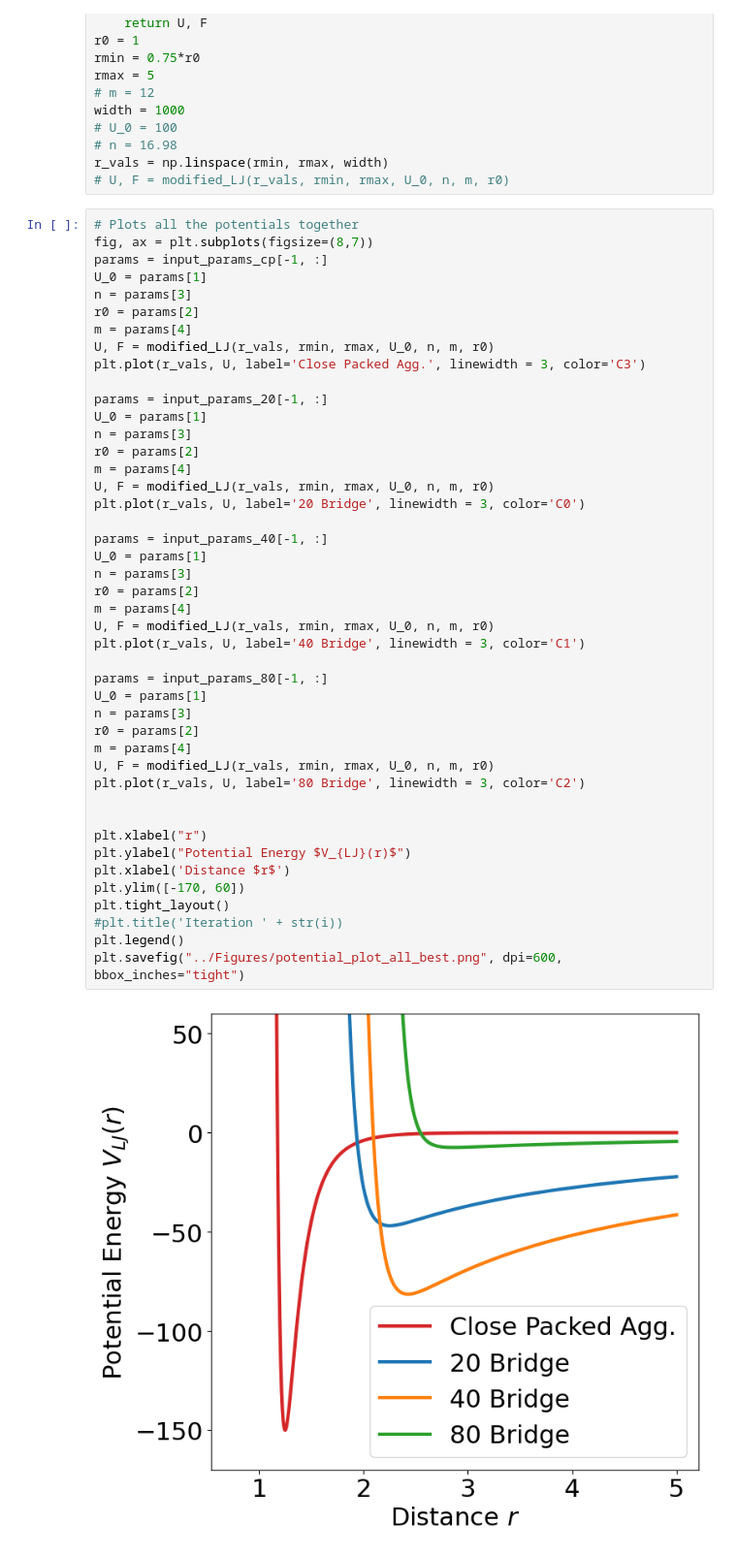
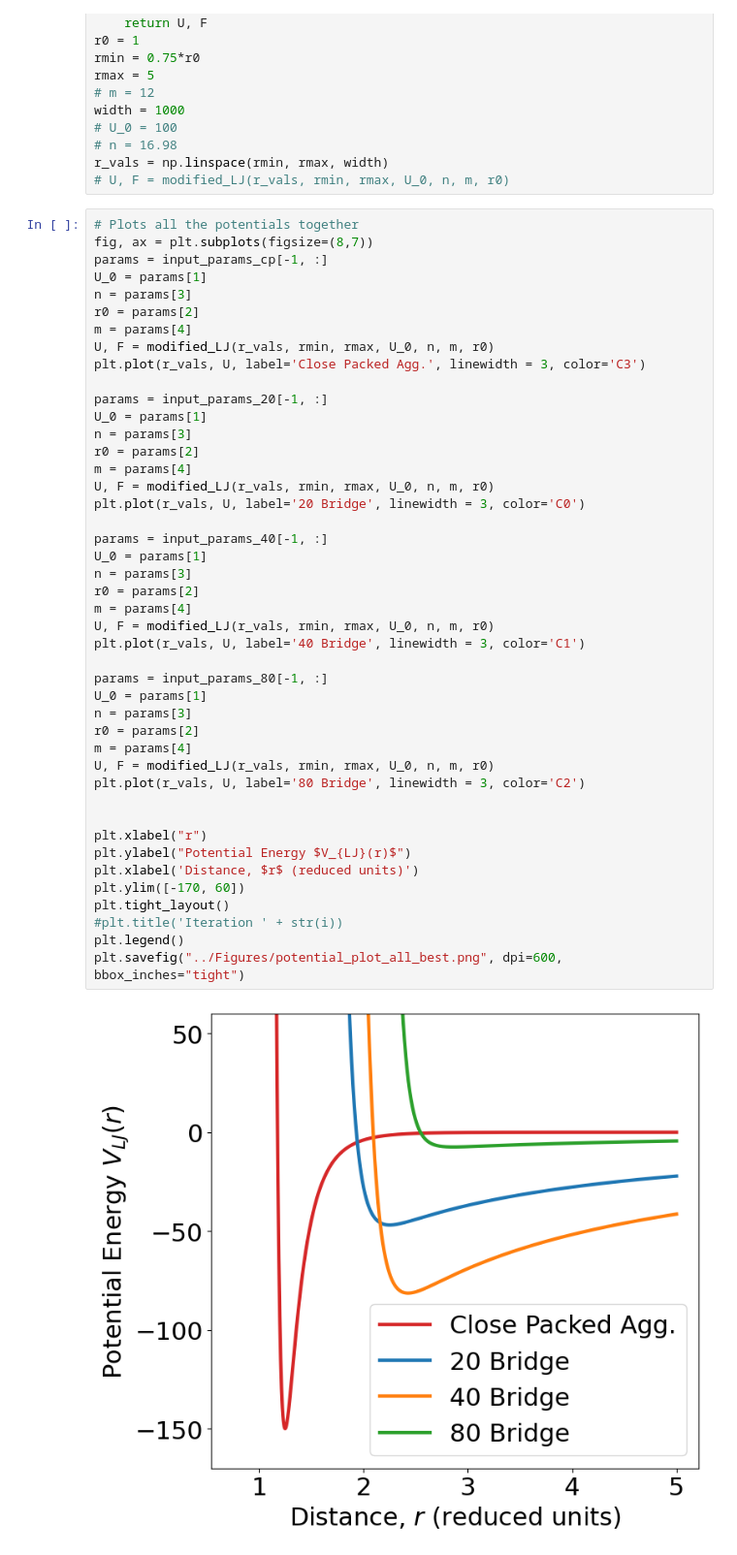
Before and after one commit to pozzo-research-group/silica_lipid_DNA, a Jupyter notebook: Notebooks/SAXS Simulation Plotting All Results.ipynb, the cells around one changed output. Shown at 97% size. Drawn from its saved outputs; the diff is of its cells as text.

```diff
--- a/Notebooks/SAXS Simulation Plotting All Results.ipynb
+++ b/Notebooks/SAXS Simulation Plotting All Results.ipynb
@@ -133,32 +134,32 @@ n = params[3]
 r0 = params[2]
 m = params[4]
 U, F = modified_LJ(r_vals, rmin, rmax, U_0, n, m, r0)
 plt.plot(r_vals, U, label='20 Bridge', linewidth = 3, color='C0')
 
 params = input_params_40[-1, :]
 U_0 = params[1]
 n = params[3]
 r0 = params[2]
 m = params[4]
 U, F = modified_LJ(r_vals, rmin, rmax, U_0, n, m, r0)
 plt.plot(r_vals, U, label='40 Bridge', linewidth = 3, color='C1')
 
 params = input_params_80[-1, :]
 U_0 = params[1]
 n = params[3]
 r0 = params[2]
 m = params[4]
 U, F = modified_LJ(r_vals, rmin, rmax, U_0, n, m, r0)
 plt.plot(r_vals, U, label='80 Bridge', linewidth = 3, color='C2')
 
 
 plt.xlabel("r")
 plt.ylabel("Potential Energy $V_{LJ}(r)$")
-plt.xlabel('Distance $r$')
+plt.xlabel('Distance, $r$ (reduced units)')
 plt.ylim([-170, 60])
 plt.tight_layout()
 #plt.title('Iteration ' + str(i))
 plt.legend()
 plt.savefig("../Figures/potential_plot_all_best.png", dpi=600, bbox_inches="tight")
 # %% [output]
-[figure, old version]
+[figure, new version]
```
Also changed, not shown: parts of 1 cell of this notebook, 22 other files.
